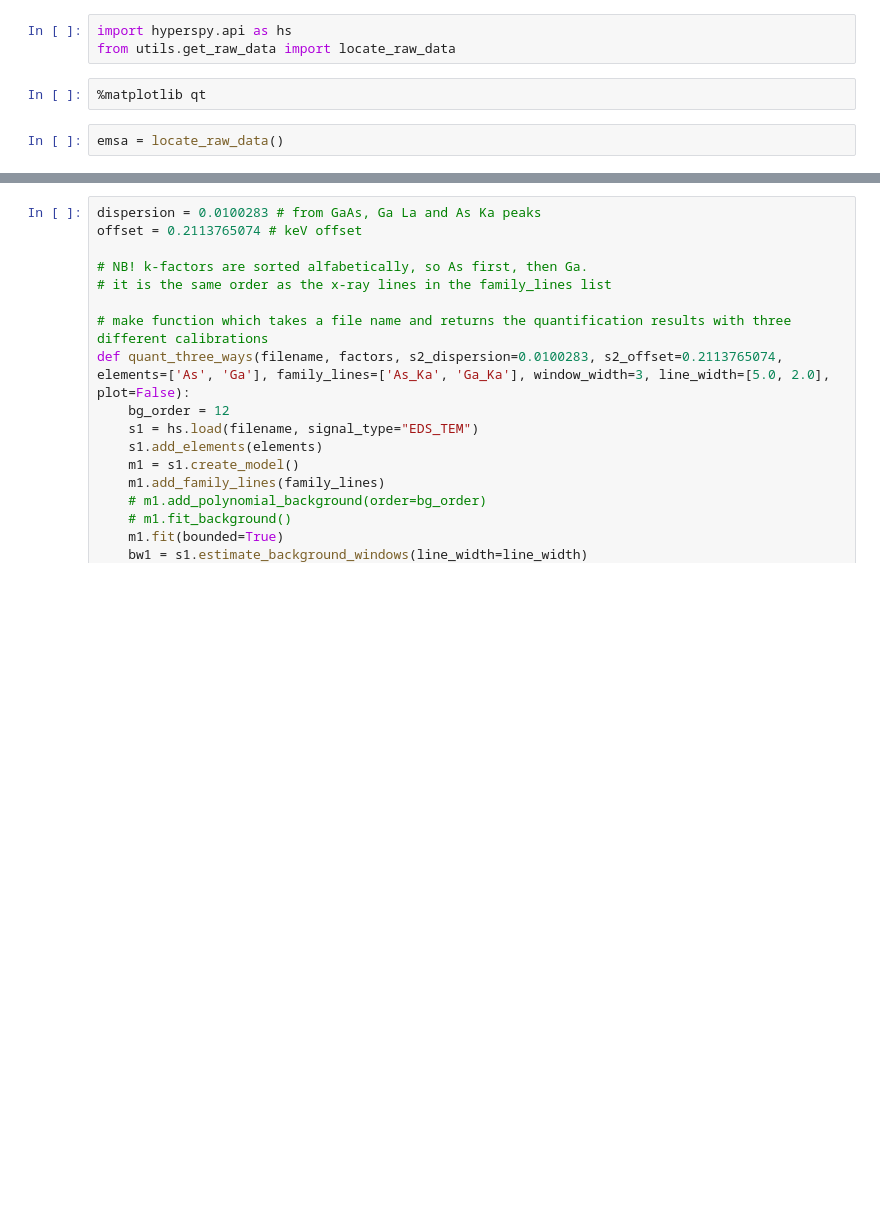
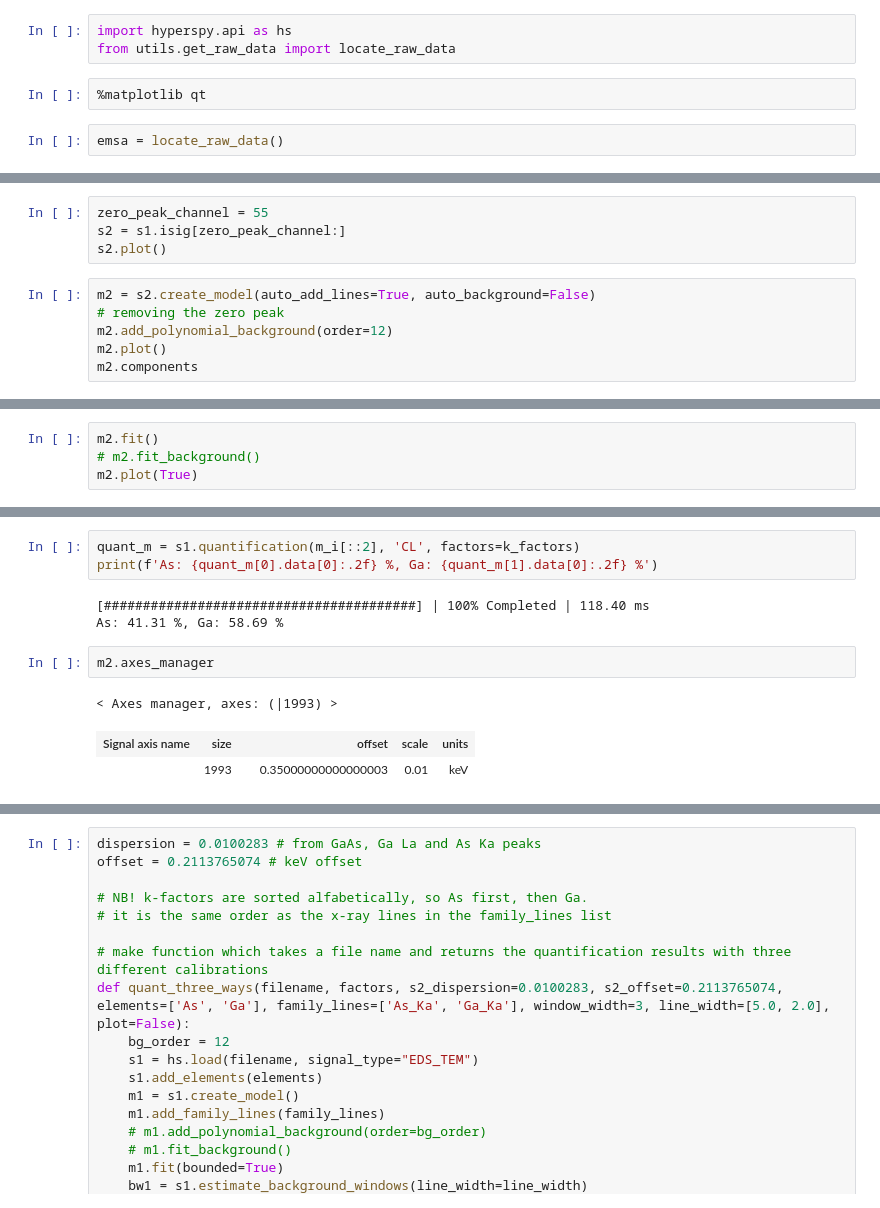
Before and after one commit to brynjarmorka/eds-analysis, a Jupyter notebook: src/week14_hspy_quant.ipynb, the cells around one changed output, grey strips where cells are left out. Drawn from its saved outputs; the diff is of its cells as text; blank space fills up the shorter version.

Commit message:
table with calibration quant on peak difference

```diff
--- a/src/week14_hspy_quant.ipynb
+++ b/src/week14_hspy_quant.ipynb
@@ -46,0 +115,10 @@ s1.plot(xray_lines=True)
+# %%
+zero_peak_channel = 55
+s2 = s1.isig[zero_peak_channel:]
+s2.plot()
+# %%
+m2 = s2.create_model(auto_add_lines=True, auto_background=False)
+# removing the zero peak
+m2.add_polynomial_background(order=12)
+m2.plot()
+m2.components
@@ -46,0 +150,4 @@ s1.plot(xray_lines=True)
+# %%
+m2.fit()
+# m2.fit_background()
+m2.plot(True)
@@ -46,0 +163,12 @@ s1.plot(xray_lines=True)
+# %%
+quant_m = s1.quantification(m_i[::2], 'CL', factors=k_factors)
+print(f'As: {quant_m[0].data[0]:.2f} %, Ga: {quant_m[1].data[0]:.2f} %')
+# %% [output]
+[########################################] | 100% Completed | 118.40 ms
+As: 41.31 %, Ga: 58.69 %
+# %%
+m2.axes_manager
+# %% [output]
+< Axes manager, axes: (|1993) >
+| Signal axis name | size |  | offset | scale | units |
+|  | 1993 |  | 0.35000000000000003 | 0.01 | keV |
```
Also changed, not shown: parts of 27 cells of this notebook, 3 other files.
